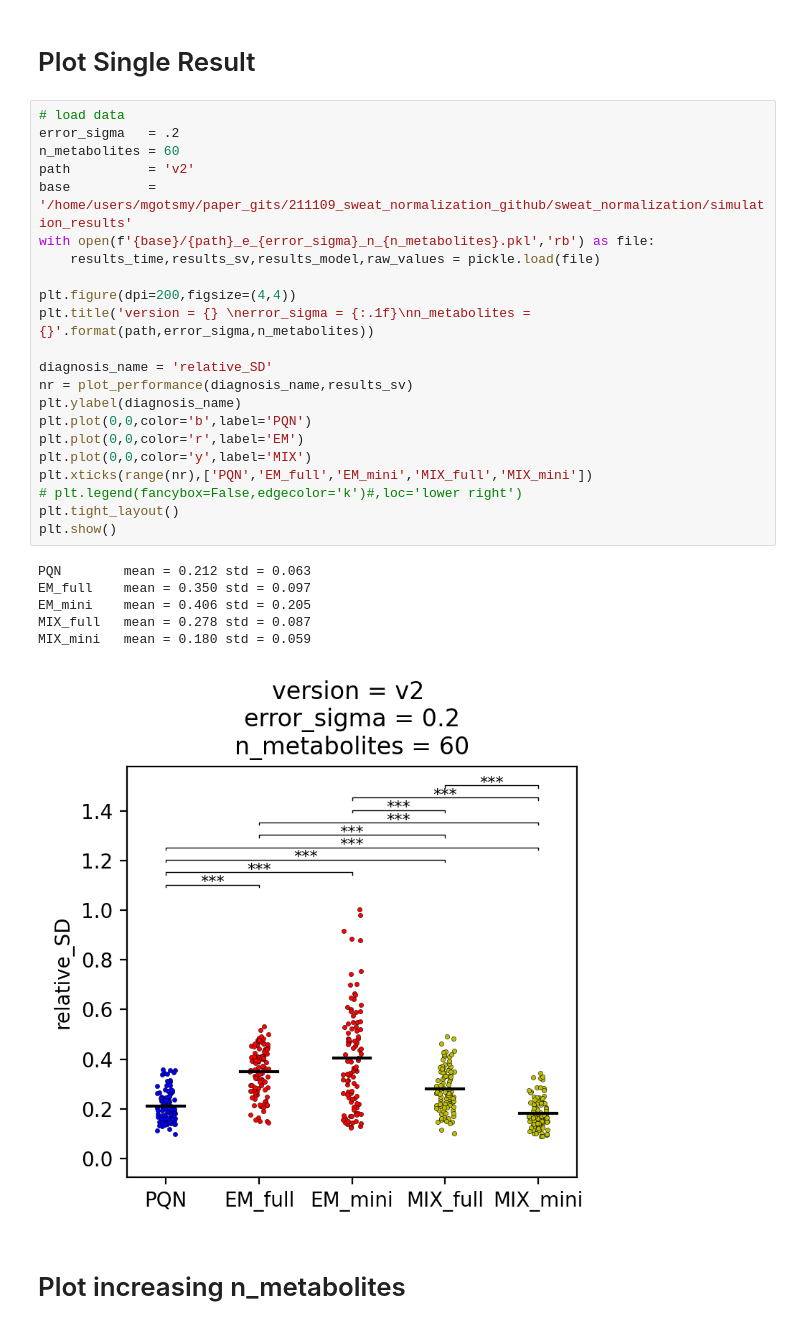
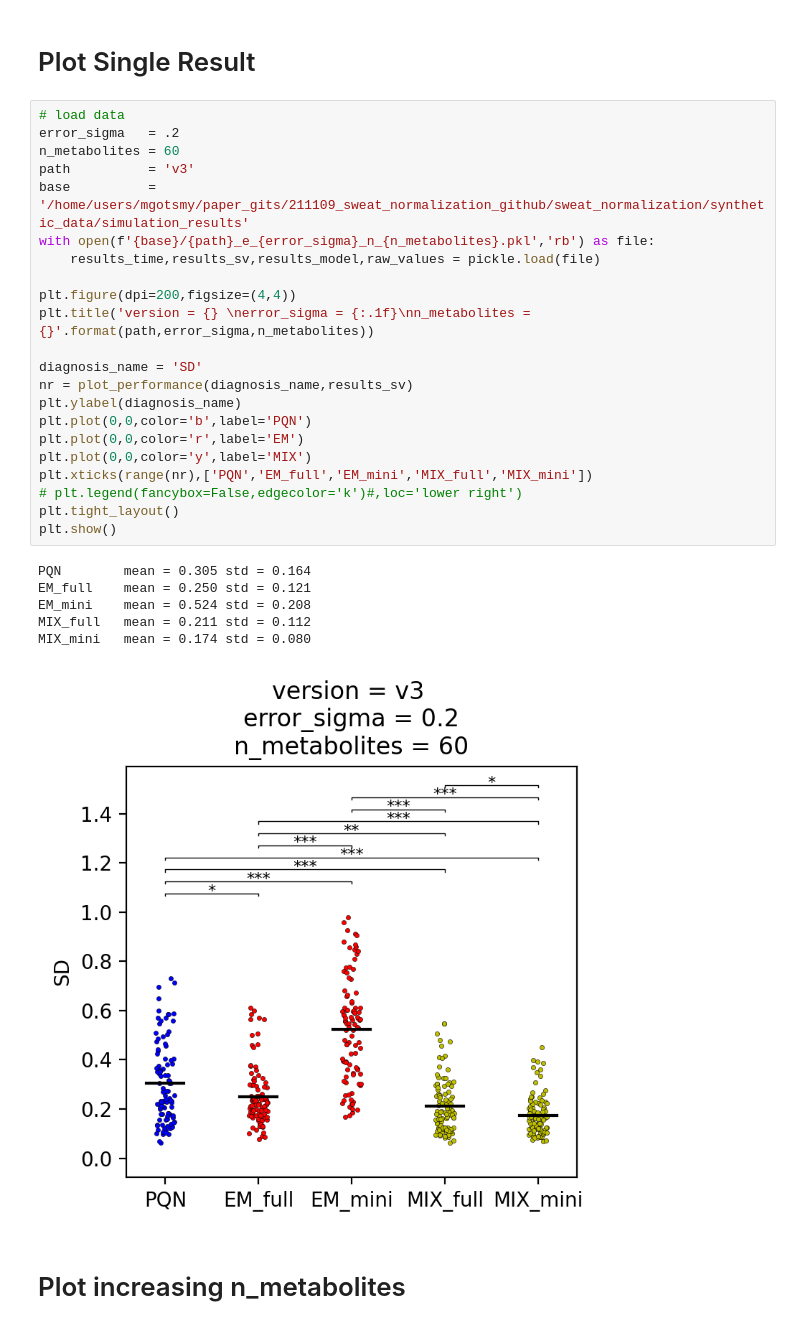
Before and after one commit to Gotsmy/sweat_normalization, a Jupyter notebook: synthetic_data/Simulation_Analysis.ipynb, the cells around one changed output. Drawn from its saved outputs; the diff is of its cells as text.

Commit message:
Finished simulation v3.

```diff
--- a/synthetic_data/Simulation_Analysis.ipynb
+++ b/synthetic_data/Simulation_Analysis.ipynb
@@ -161,32 +161,32 @@ def plot_points(diagnosis_name,results_sv):
 # %%
 # load data
 error_sigma   = .2
 n_metabolites = 60
-path          = 'v2'
-base          = '/home/users/mgotsmy/paper_gits/211109_sweat_normalization_github/sweat_normalization/simulation_results'
+path          = 'v3'
+base          = '/home/users/mgotsmy/paper_gits/211109_sweat_normalization_github/sweat_normalization/synthetic_data/simulation_results'
 with open(f'{base}/{path}_e_{error_sigma}_n_{n_metabolites}.pkl','rb') as file:
     results_time,results_sv,results_model,raw_values = pickle.load(file)
 
 plt.figure(dpi=200,figsize=(4,4))
 plt.title('version = {} \nerror_sigma = {:.1f}\nn_metabolites = {}'.format(path,error_sigma,n_metabolites))
 
-diagnosis_name = 'relative_SD'
+diagnosis_name = 'SD'
 nr = plot_performance(diagnosis_name,results_sv)
 plt.ylabel(diagnosis_name)
 plt.plot(0,0,color='b',label='PQN')
 plt.plot(0,0,color='r',label='EM')
 plt.plot(0,0,color='y',label='MIX')
 plt.xticks(range(nr),['PQN','EM_full','EM_mini','MIX_full','MIX_mini'])
 # plt.legend(fancybox=False,edgecolor='k')#,loc='lower right')
 plt.tight_layout()
 plt.show()
 # %% [output]
-PQN        mean = 0.212 std = 0.063
-EM_full    mean = 0.350 std = 0.097
-EM_mini    mean = 0.406 std = 0.205
-MIX_full   mean = 0.278 std = 0.087
-MIX_mini   mean = 0.180 std = 0.059
+PQN        mean = 0.305 std = 0.164
+EM_full    mean = 0.250 std = 0.121
+EM_mini    mean = 0.524 std = 0.208
+MIX_full   mean = 0.211 std = 0.112
+MIX_mini   mean = 0.174 std = 0.080
-[figure, old version]
+[figure, new version]
 # %% [markdown]
 # Plot increasing n_metabolites
 # %%
```
Also changed, not shown: parts of 1 cell of this notebook, 6 other files.
